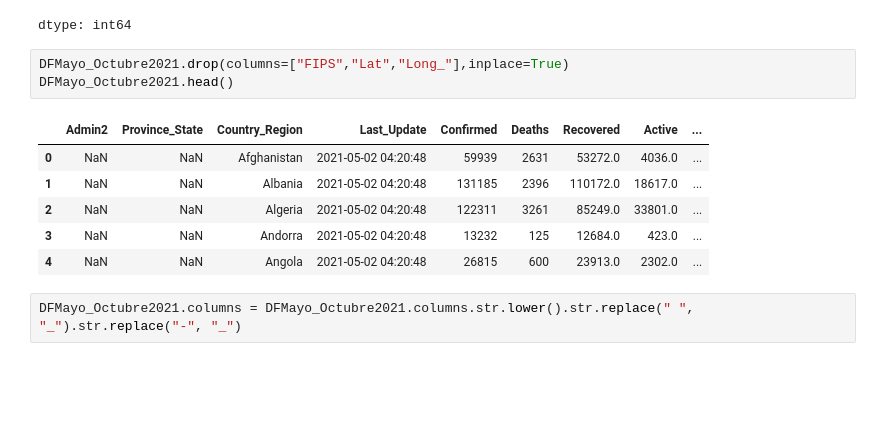
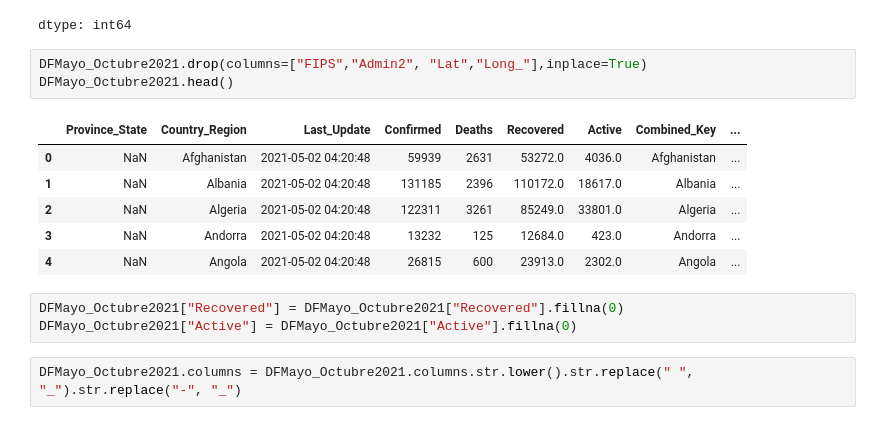
Before and after one commit to chileanpete/PROYECTO_SEMESTRAL_GESTION, a Jupyter notebook: 02_analisis_exploratorio.ipynb, the cells around one changed output. Saved outputs shown, nothing was run; the diff lists cells and outputs as text; blank space fills up the shorter version.

```diff
--- a/02_analisis_exploratorio.ipynb
+++ b/02_analisis_exploratorio.ipynb
@@ -105,15 +105,18 @@ DFMayo_Octubre2021.isnull().sum()
 | source_file | 0 |
 dtype: int64
 # %%
-DFMayo_Octubre2021.drop(columns=["FIPS","Lat","Long_"],inplace=True)
+DFMayo_Octubre2021.drop(columns=["FIPS","Admin2", "Lat","Long_"],inplace=True)
 DFMayo_Octubre2021.head()
 # %% [output]
-|  | Admin2 | Province_State | Country_Region | Last_Update | Confirmed | Deaths | Recovered | Active | ... |
-| 0 | NaN | NaN | Afghanistan | 2021-05-02 04:20:48 | 59939 | 2631 | 53272.0 | 4036.0 | ... |
-| 1 | NaN | NaN | Albania | 2021-05-02 04:20:48 | 131185 | 2396 | 110172.0 | 18617.0 | ... |
-| 2 | NaN | NaN | Algeria | 2021-05-02 04:20:48 | 122311 | 3261 | 85249.0 | 33801.0 | ... |
-| 3 | NaN | NaN | Andorra | 2021-05-02 04:20:48 | 13232 | 125 | 12684.0 | 423.0 | ... |
-| 4 | NaN | NaN | Angola | 2021-05-02 04:20:48 | 26815 | 600 | 23913.0 | 2302.0 | ... |
+|  | Province_State | Country_Region | Last_Update | Confirmed | Deaths | Recovered | Active | Combined_Key | ... |
+| 0 | NaN | Afghanistan | 2021-05-02 04:20:48 | 59939 | 2631 | 53272.0 | 4036.0 | Afghanistan | ... |
+| 1 | NaN | Albania | 2021-05-02 04:20:48 | 131185 | 2396 | 110172.0 | 18617.0 | Albania | ... |
+| 2 | NaN | Algeria | 2021-05-02 04:20:48 | 122311 | 3261 | 85249.0 | 33801.0 | Algeria | ... |
+| 3 | NaN | Andorra | 2021-05-02 04:20:48 | 13232 | 125 | 12684.0 | 423.0 | Andorra | ... |
+| 4 | NaN | Angola | 2021-05-02 04:20:48 | 26815 | 600 | 23913.0 | 2302.0 | Angola | ... |
+# %%
+DFMayo_Octubre2021["Recovered"] = DFMayo_Octubre2021["Recovered"].fillna(0)
+DFMayo_Octubre2021["Active"] = DFMayo_Octubre2021["Active"].fillna(0)
 # %%
 DFMayo_Octubre2021.columns = DFMayo_Octubre2021.columns.str.lower().str.replace(" ", "_").str.replace("-", "_")
 # %%
```
Also changed, not shown: parts of 3 cells of this notebook.
